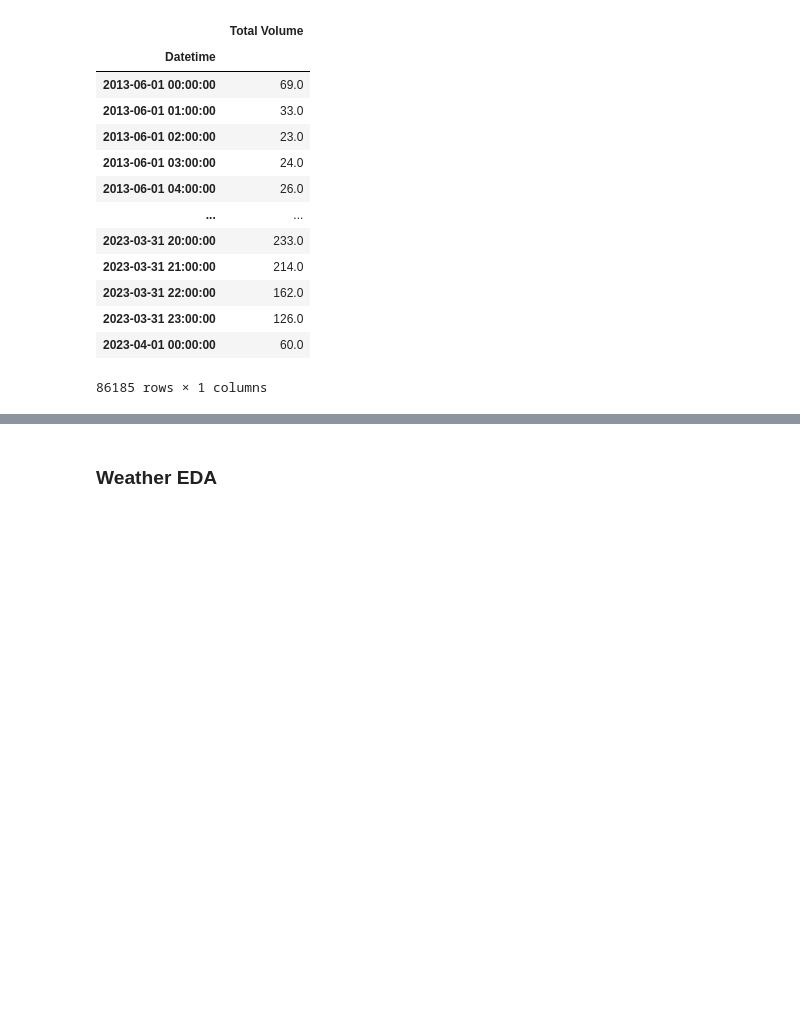
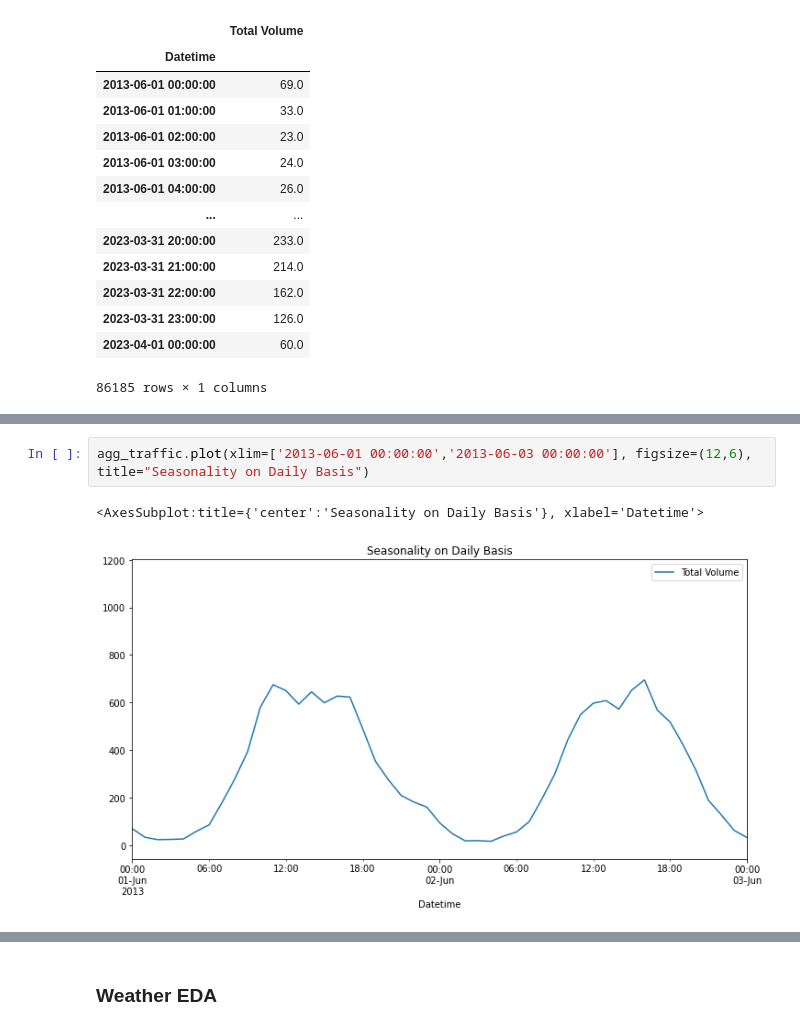
Before and after one commit to poolkit/Traffic-Flow-Forecasting, a Jupyter notebook: Preprocessing.ipynb, the cells around one changed output, grey strips where cells are left out. Drawn from its saved outputs; the diff is of its cells as text; blank space fills up the shorter version.

```diff
--- a/Preprocessing.ipynb
+++ b/Preprocessing.ipynb
@@ -111,0 +112,5 @@ agg_traffic.plot(style='.', figsize=(15,8),  title="Road Traffic 2013-2023")
+# %%
+agg_traffic.plot(xlim=['2013-06-01 00:00:00','2013-06-03 00:00:00'], figsize=(12,6), title="Seasonality on Daily Basis")
+# %% [output]
+<AxesSubplot:title={'center':'Seasonality on Daily Basis'}, xlabel='Datetime'>
+[figure, added]
```
Also changed, not shown: parts of 13 cells of this notebook.
